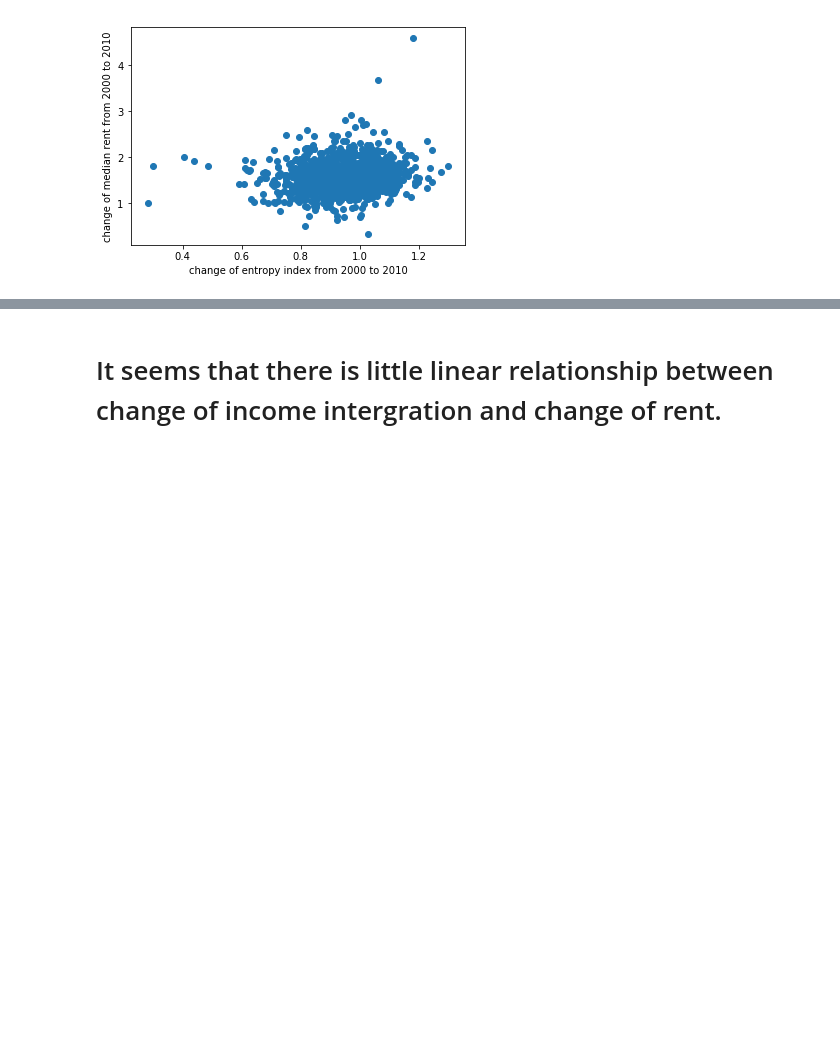
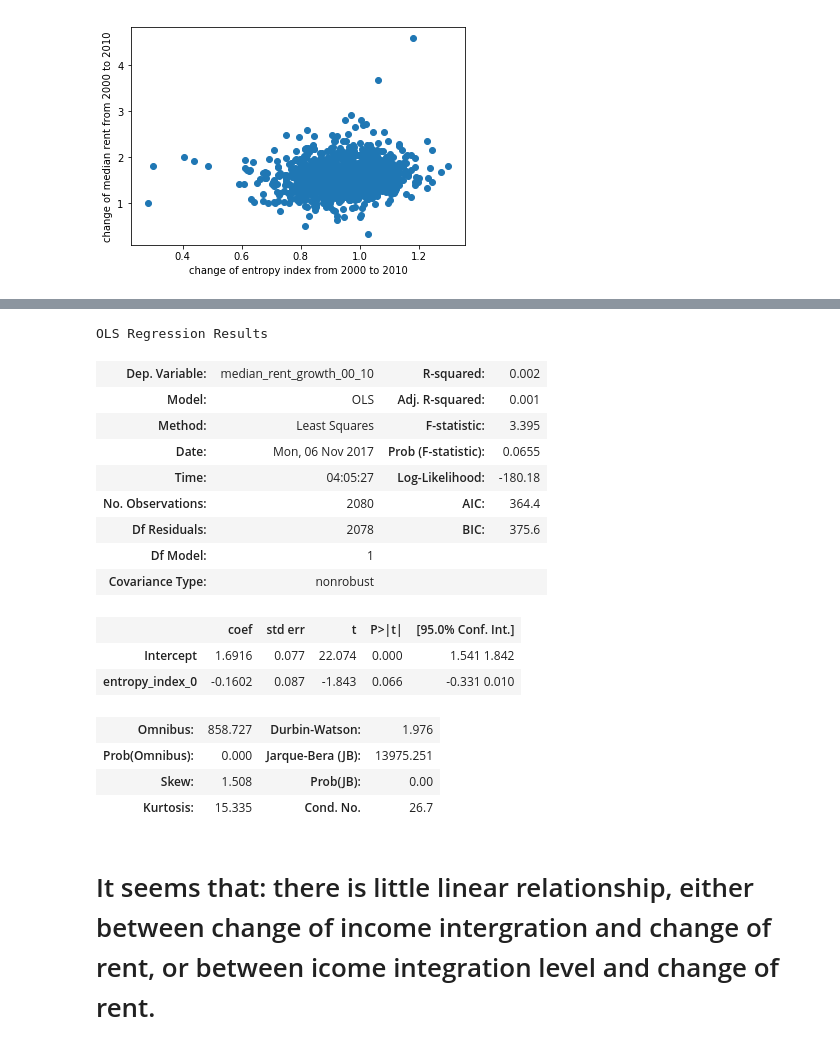
Before and after one commit to picniclin/NYC_yl5240, a Jupyter notebook: NYC_housing_and_income.ipynb, the cells around one changed output, grey strips where cells are left out. Saved outputs shown, nothing was run; the diff lists cells and outputs as text; code cells hidden in the pictures; blank space fills up the shorter version.

```diff
--- a/NYC_housing_and_income.ipynb
+++ b/NYC_housing_and_income.ipynb
@@ -404,2 +440,22 @@ OLS Regression Results
+# %%
+lm4.summary()
+# %% [output]
+OLS Regression Results
+| Dep. Variable: | median_rent_growth_00_10 | R-squared: | 0.002 |
+| Model: | OLS | Adj. R-squared: | 0.001 |
+| Method: | Least Squares | F-statistic: | 3.395 |
+| Date: | Mon, 06 Nov 2017 | Prob (F-statistic): | 0.0655 |
+| Time: | 04:05:27 | Log-Likelihood: | -180.18 |
+| No. Observations: | 2080 | AIC: | 364.4 |
+| Df Residuals: | 2078 | BIC: | 375.6 |
+| Df Model: | 1 |  |  |
+| Covariance Type: | nonrobust |  |  |
+|  | coef | std err | t | P>|t| | [95.0% Conf. Int.] |
+| Intercept | 1.6916 | 0.077 | 22.074 | 0.000 | 1.541 1.842 |
+| entropy_index_0 | -0.1602 | 0.087 | -1.843 | 0.066 | -0.331 0.010 |
+| Omnibus: | 858.727 | Durbin-Watson: | 1.976 |
+| Prob(Omnibus): | 0.000 | Jarque-Bera (JB): | 13975.251 |
+| Skew: | 1.508 | Prob(JB): | 0.00 |
+| Kurtosis: | 15.335 | Cond. No. | 26.7 |
 # %% [markdown]
-# It seems that there is little linear relationship between change of income intergration and change of rent.
+# It seems that:  there is little linear relationship, either between change of income intergration and change of rent, or between icome integration level and change of rent.
```
Also changed, not shown: parts of 6 cells of this notebook.
